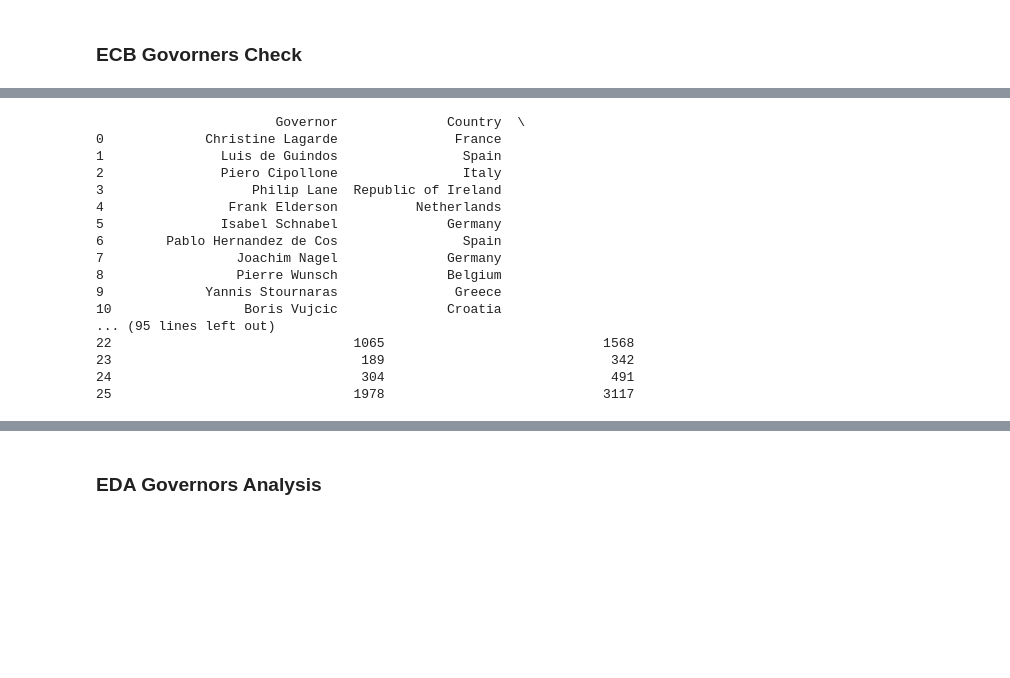
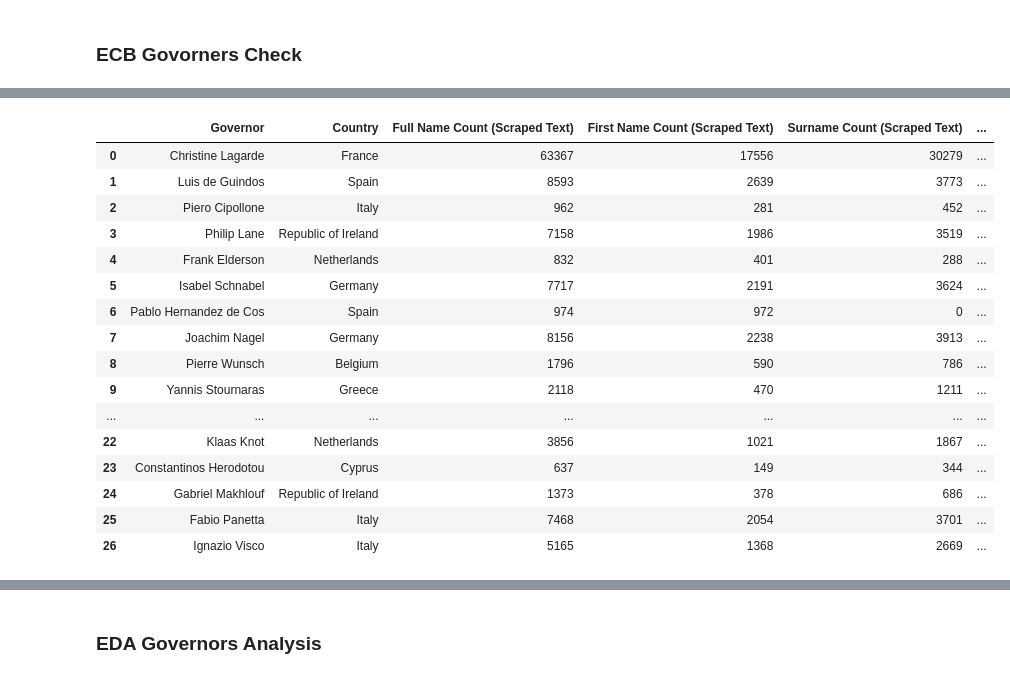
Before and after one commit to monbiote/ECB_Perceived_Cacophony, a Jupyter notebook: ECB_Governor_Analysis.ipynb, the cells around one changed output, grey strips where cells are left out. Saved outputs shown, nothing was run; the diff lists cells and outputs as text; code cells hidden in the pictures; blank space fills up the shorter version.

```diff
--- a/ECB_Governor_Analysis.ipynb
+++ b/ECB_Governor_Analysis.ipynb
@@ -323,4 +346,18 @@ print(count_df.head(30))
 # %%
+# Function to generate name variations
+def generate_name_variations(full_name, first_name, surname):
+    variations = [
+        full_name,
+        first_name,
+        surname,
+        f"{first_name} {surname}",
+        f"{surname} {first_name}",
+        full_name.replace(" ", ""),
+        first_name.replace(" ", ""),
+        surname.replace(" ", ""),
+    ]
+    return list(set(variations))  # Ensure unique variations
+
 # Function to count occurrences of names
 def count_occurrences(text, names):
     count = 0
@@ -332,57 +369,65 @@ def count_occurrences(text, names):
 full_names = ECB_df['Full Name'].tolist()
 first_names = ECB_df['First Name'].tolist()
 surnames = ECB_df['Surname'].tolist()
-countries = ECB_df['Country'].tolist()
+countries = ECB_df['Country'].tolist()  # Update variable name to 'countries'
 
 # Create a list to store the results
 results = []
+
+# Generate name variations for each governor
+name_variations_list = [
+    generate_name_variations(row['Full Name'], row['First Name'], row['Surname'])
+    for index, row in ECB_df.iterrows()
+]
 
 # Iterate through the governors and count occurrences in the preprocessed columns
 for index, row in ECB_df.iterrows():
     full_name = row['Full Name']
     first_name = row['First Name']
     surname = row['Surname']
-    country = row['Country']
+    country = row['Country']  # Include the country
 
-    full_name_count_translated = df_scraped['translated_text_preproc'].apply(lambda x: count_occurrences(x, [full_name])).sum()
+    name_variations = generate_name_variations(full_name, first_name, surname)
+
+    full_name_count_translated = df_scraped['translated_text_preproc'].apply(lambda x: count_occurrences(x, name_variations)).sum()
     first_name_count_translated = df_scraped['translated_text_preproc'].apply(lambda x: count_occurrences(x, [first_name])).sum()
     surname_count_translated = df_scraped['translated_text_preproc'].apply(lambda x: count_occurrences(x, [surname])).sum()
 
-    full_name_count_manual = df_scraped['manual_summary_preproc'].apply(lambda x: count_occurrences(x, [full_name])).sum()
+    full_name_count_manual = df_scraped['manual_summary_preproc'].apply(lambda x: count_occurrences(x, name_variations)).sum()
     first_name_count_manual = df_scraped['manual_summary_preproc'].apply(lambda x: count_occurrences(x, [first_name])).sum()
     surname_count_manual = df_scraped['manual_summary_preproc'].apply(lambda x: count_occurrences(x, [surname])).sum()
 
     results.append({
         'Governor': full_name,
-        'Country': country,
+        'Country': country,  # Include the country in the results
         'Full Name Count (Scraped Text)': full_name_count_translated,
         'First Name Count (Scraped Text)': first_name_count_translated,
         'Surname Count (Scraped Text)': surname_count_translated,
         'Full Name Count (Manual Summary)': full_name_count_manual,
         'First Name Count (Manual Summary)': first_name_count_manual,
         'Surname Count (Manual Summary)': surname_count_manual
     })
 
 # Convert the results list to a DataFrame
 count_df = pd.DataFrame(results)
 
 # Display the result to verify
-print(count_df.head(30))
+count_df.head(30)
 # %% [output]
-                       Governor              Country  \
-0             Christine Lagarde               France
-1               Luis de Guindos                Spain
-2               Piero Cipollone                Italy
-3                   Philip Lane  Republic of Ireland
-4                Frank Elderson          Netherlands
-5               Isabel Schnabel              Germany
-6        Pablo Hernandez de Cos                Spain
-7                 Joachim Nagel              Germany
-8                 Pierre Wunsch              Belgium
-9             Yannis Stournaras               Greece
-10                 Boris Vujcic              Croatia
-... (95 lines left out)
-22                               1065                            1568
-23                                189                             342
-24                                304                             491
-25                               1978                            3117
+|  | Governor | Country | Full Name Count (Scraped Text) | First Name Count (Scraped Text) | Surname Count (Scraped Text) | ... |
+| 0 | Christine Lagarde | France | 63367 | 17556 | 30279 | ... |
+| 1 | Luis de Guindos | Spain | 8593 | 2639 | 3773 | ... |
+| 2 | Piero Cipollone | Italy | 962 | 281 | 452 | ... |
+| 3 | Philip Lane | Republic of Ireland | 7158 | 1986 | 3519 | ... |
+| 4 | Frank Elderson | Netherlands | 832 | 401 | 288 | ... |
+| 5 | Isabel Schnabel | Germany | 7717 | 2191 | 3624 | ... |
+| 6 | Pablo Hernandez de Cos | Spain | 974 | 972 | 0 | ... |
+| 7 | Joachim Nagel | Germany | 8156 | 2238 | 3913 | ... |
+| 8 | Pierre Wunsch | Belgium | 1796 | 590 | 786 | ... |
+| 9 | Yannis Stournaras | Greece | 2118 | 470 | 1211 | ... |
+| ... | ... | ... | ... | ... | ... | ... |
+| 22 | Klaas Knot | Netherlands | 3856 | 1021 | 1867 | ... |
+| 23 | Constantinos Herodotou | Cyprus | 637 | 149 | 344 | ... |
+| 24 | Gabriel Makhlouf | Republic of Ireland | 1373 | 378 | 686 | ... |
+| 25 | Fabio Panetta | Italy | 7468 | 2054 | 3701 | ... |
+| 26 | Ignazio Visco | Italy | 5165 | 1368 | 2669 | ... |
```
Also changed, not shown: parts of 7 cells of this notebook, 4 other files.
